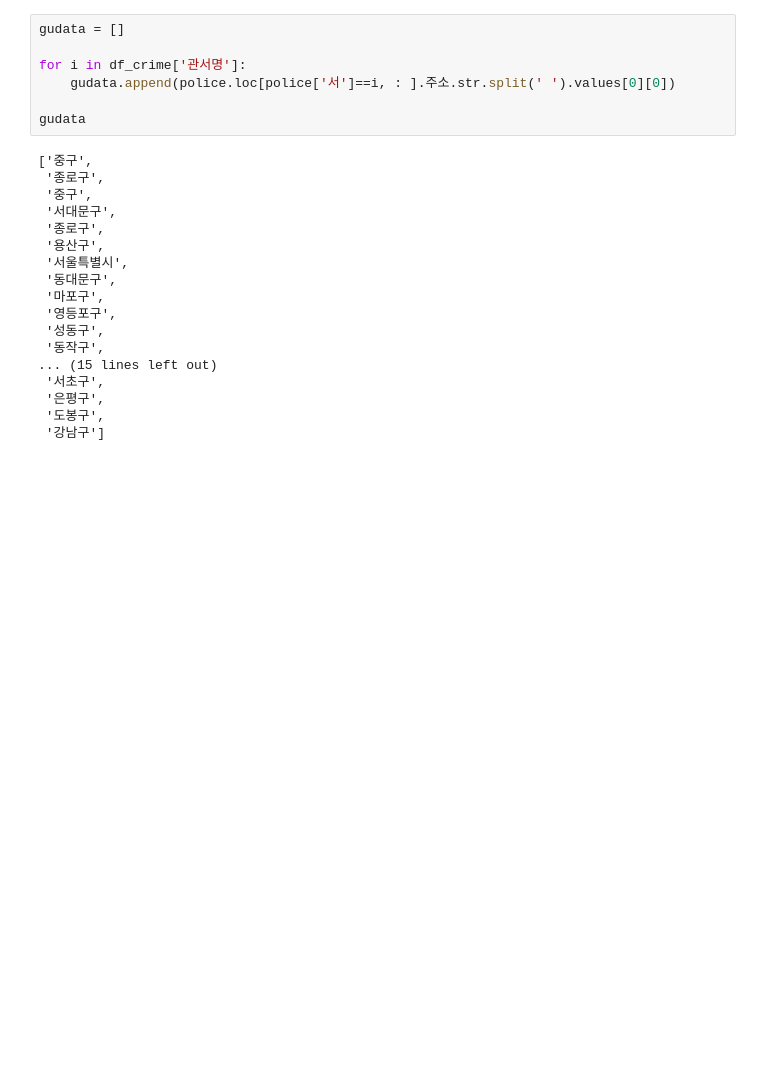
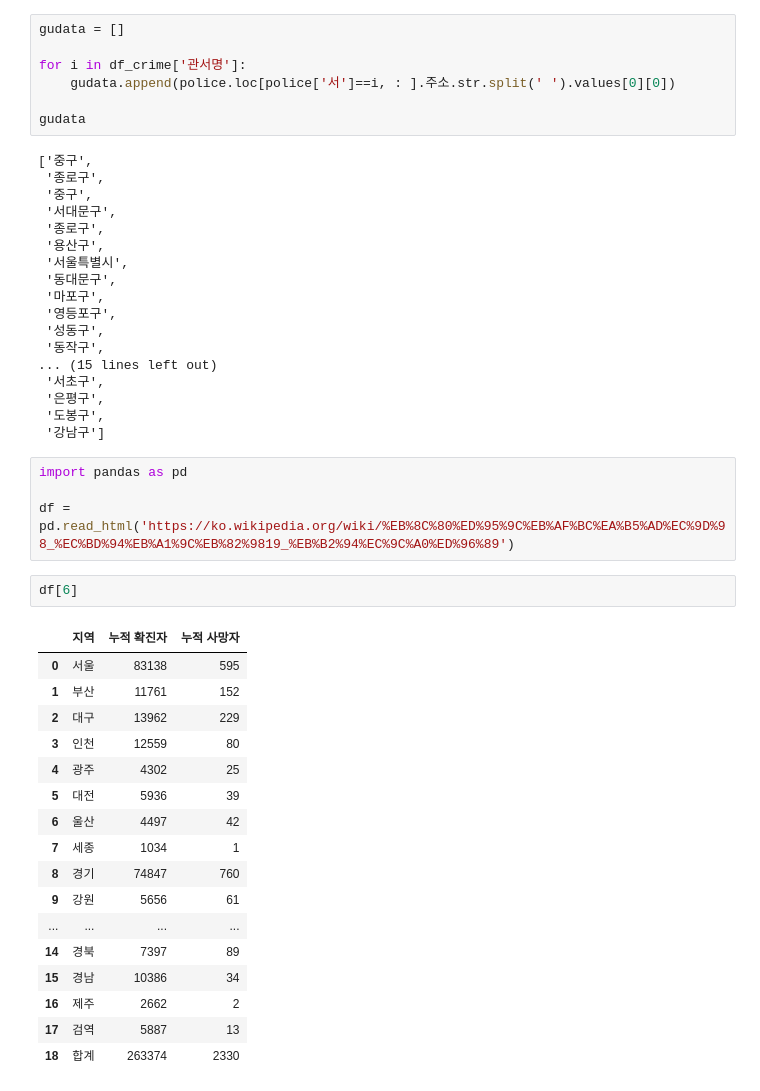
Before and after one commit to hellosunil/TIL-Today-I-Learned-, a Jupyter notebook: Untitled.ipynb, the cells around one changed output. Drawn from its saved outputs; the diff is of its cells as text; blank space fills up the shorter version.

```diff
--- a/Untitled.ipynb
+++ b/Untitled.ipynb
@@ -833,3 +833,27 @@ gudata
  '은평구',
  '도봉구',
  '강남구']
+# %%
+import pandas as pd
+
+df = pd.read_html('https://ko.wikipedia.org/wiki/%EB%8C%80%ED%95%9C%EB%AF%BC%EA%B5%AD%EC%9D%98_%EC%BD%94%EB%A1%9C%EB%82%9819_%EB%B2%94%EC%9C%A0%ED%96%89')
+# %%
+df[6]
+# %% [output]
+|  | 지역 | 누적 확진자 | 누적 사망자 |
+| 0 | 서울 | 83138 | 595 |
+| 1 | 부산 | 11761 | 152 |
+| 2 | 대구 | 13962 | 229 |
+| 3 | 인천 | 12559 | 80 |
+| 4 | 광주 | 4302 | 25 |
+| 5 | 대전 | 5936 | 39 |
+| 6 | 울산 | 4497 | 42 |
+| 7 | 세종 | 1034 | 1 |
+| 8 | 경기 | 74847 | 760 |
+| 9 | 강원 | 5656 | 61 |
+| ... | ... | ... | ... |
+| 14 | 경북 | 7397 | 89 |
+| 15 | 경남 | 10386 | 34 |
+| 16 | 제주 | 2662 | 2 |
+| 17 | 검역 | 5887 | 13 |
+| 18 | 합계 | 263374 | 2330 |
```
Also changed, not shown: parts of 2 cells of this notebook, 31 other files.
